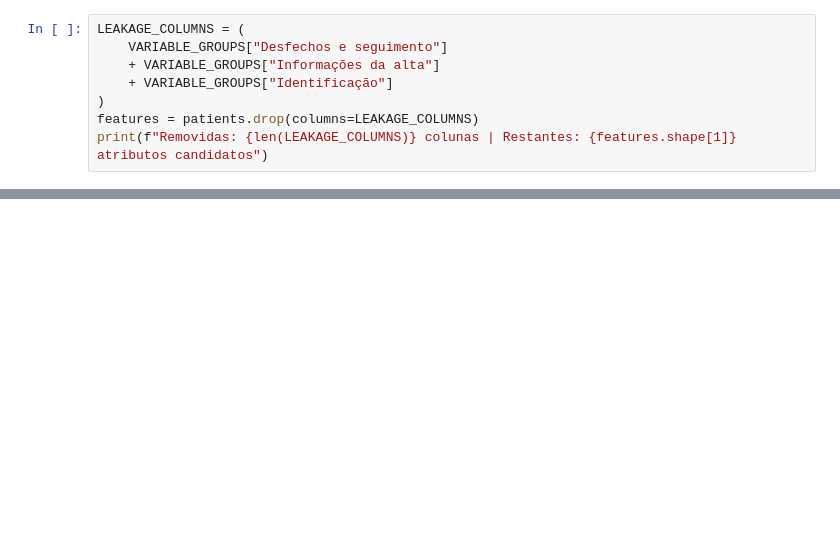
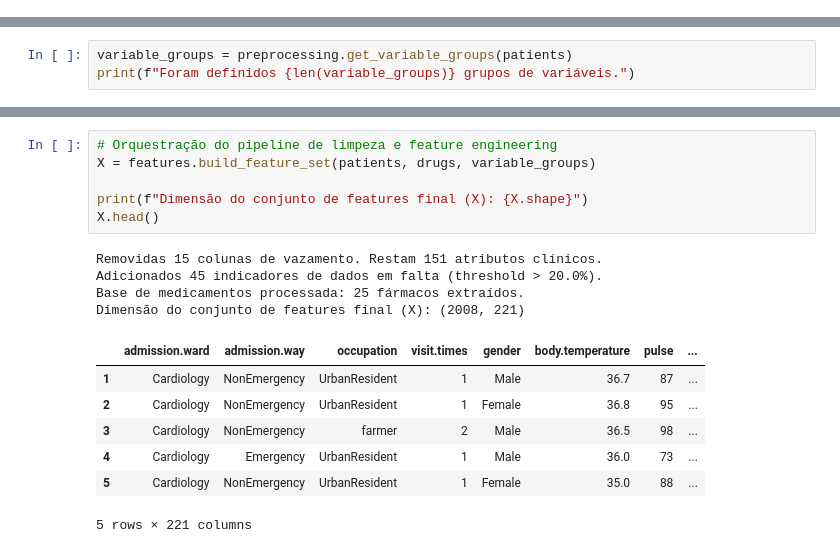
Before and after one commit to gft109/heart-failure-outcome-prediction, a Jupyter notebook: notebooks/main.ipynb, the cells around one changed output, grey strips where cells are left out. Saved outputs shown, nothing was run; the diff lists cells and outputs as text; blank space fills up the shorter version.

```diff
--- a/notebooks/main.ipynb
+++ b/notebooks/main.ipynb
@@ -314,8 +80,0 @@ Saem as colunas que não estariam disponíveis no momento da predição (durante
-# %%
-LEAKAGE_COLUMNS = (
-    VARIABLE_GROUPS["Desfechos e seguimento"]
-    + VARIABLE_GROUPS["Informações da alta"]
-    + VARIABLE_GROUPS["Identificação"]
-)
-features = patients.drop(columns=LEAKAGE_COLUMNS)
-print(f"Removidas: {len(LEAKAGE_COLUMNS)} colunas | Restantes: {features.shape[1]} atributos candidatos")
@@ -327,0 +105,3 @@ print(f"Removidas: {len(LEAKAGE_COLUMNS)} colunas | Restantes: {features.shape[1
+# %%
+variable_groups = preprocessing.get_variable_groups(patients)
+print(f"Foram definidos {len(variable_groups)} grupos de variáveis.")
@@ -327,0 +280,18 @@ print(f"Removidas: {len(LEAKAGE_COLUMNS)} colunas | Restantes: {features.shape[1
+# %%
+# Orquestração do pipeline de limpeza e feature engineering
+X = features.build_feature_set(patients, drugs, variable_groups)
+
+print(f"Dimensão do conjunto de features final (X): {X.shape}")
+X.head()
+# %% [output]
+Removidas 15 colunas de vazamento. Restam 151 atributos clínicos.
+Adicionados 45 indicadores de dados em falta (threshold > 20.0%).
+Base de medicamentos processada: 25 fármacos extraídos.
+Dimensão do conjunto de features final (X): (2008, 221)
+|  | admission.ward | admission.way | occupation | visit.times | gender | body.temperature | pulse | ... |
+| 1 | Cardiology | NonEmergency | UrbanResident | 1 | Male | 36.7 | 87 | ... |
+| 2 | Cardiology | NonEmergency | UrbanResident | 1 | Female | 36.8 | 95 | ... |
+| 3 | Cardiology | NonEmergency | farmer | 2 | Male | 36.5 | 98 | ... |
+| 4 | Cardiology | Emergency | UrbanResident | 1 | Male | 36.0 | 73 | ... |
+| 5 | Cardiology | NonEmergency | UrbanResident | 1 | Female | 35.0 | 88 | ... |
+5 rows × 221 columns
```
Also changed, not shown: parts of 57 cells of this notebook, 6 other files.
